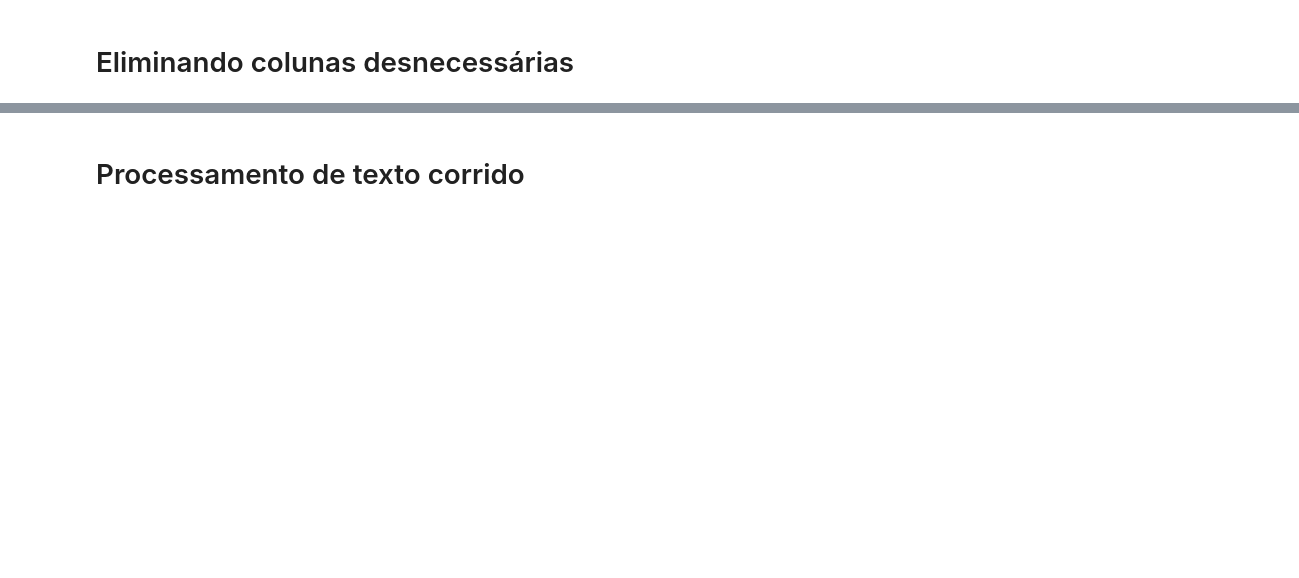
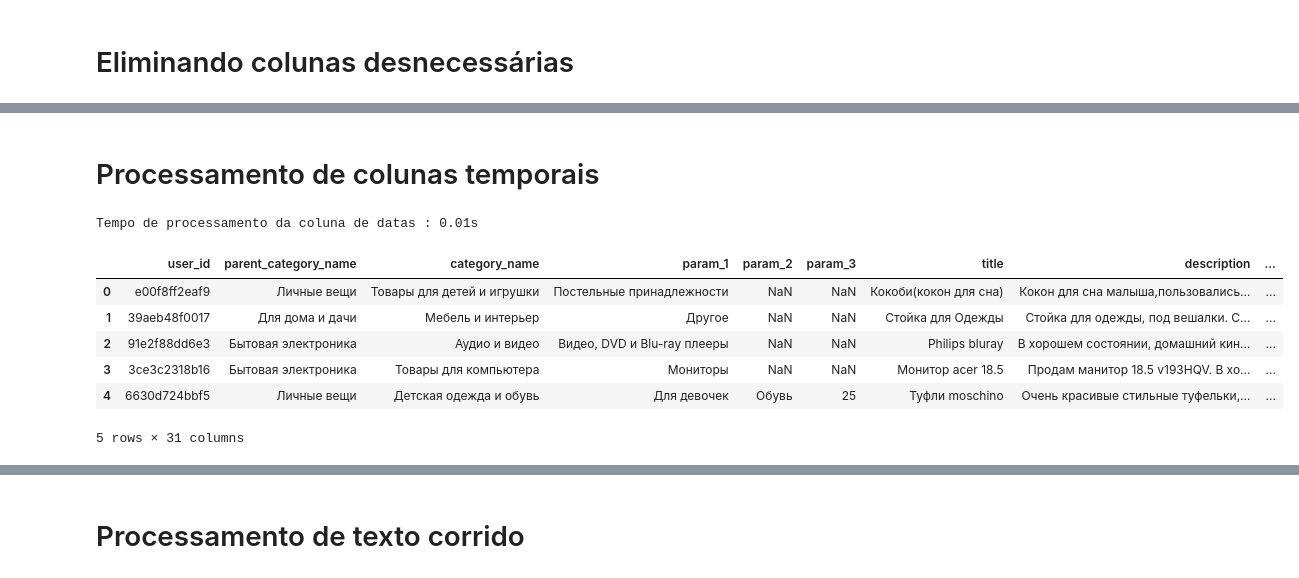
Before and after one commit to vinicius-alves/Kaggle-Avito-Challenge, a Jupyter notebook: notebook pré-processamento.ipynb, the cells around one changed output, grey strips where cells are left out. Drawn from its saved outputs; the diff is of its cells as text; code cells hidden in the pictures; blank space fills up the shorter version.

```diff
--- a/notebook pré-processamento.ipynb
+++ b/notebook pré-processamento.ipynb
@@ -84,0 +155,41 @@ df_train.head(5)
+# %% [markdown]
+# Processamento de colunas temporais
+# %%
+#Convertendo datas
+
+start = time.time()
+
+date_column_name = 'activation_date'
+df_train[date_column_name] = df_train[date_column_name].astype('datetime64[ns]')
+df_test [date_column_name] = df_test[date_column_name].astype('datetime64[ns]')
+
+# Data será transforamda em três colunas: ano - 1970, mês e dia
+df_train[date_column_name] = df_train[date_column_name].map(lambda t: [t.year -1970, t.month,t.day])
+df_train['year']  = df_train[date_column_name].map(lambda t: t[0])
+df_train['month'] = df_train[date_column_name].map(lambda t: t[1])
+df_train['day']   = df_train[date_column_name].map(lambda t: t[2])
+df_train = df_train.drop(columns=[date_column_name])
+
+df_test[date_column_name] = df_test[date_column_name].map(lambda t: [t.year -1970, t.month,t.day])
+df_test['year']  = df_test[date_column_name].map(lambda t: t[0])
+df_test['month'] = df_test[date_column_name].map(lambda t: t[1])
+df_test['day']   = df_test[date_column_name].map(lambda t: t[2])
+df_test = df_test.drop(columns=[date_column_name])
+
+numeric_columns_dates = ["year","month","day"]
+numeric_columns += numeric_columns_dates
+
+end = time.time()
+
+print('Tempo de processamento da coluna de datas : '+str("%.2f" % (end - start))+'s\n')
+
+df_train.head(5)
+# %% [output]
+Tempo de processamento da coluna de datas : 0.01s
+|  | user_id | parent_category_name | category_name | param_1 | param_2 | param_3 | title | description | ... |
+| 0 | e00f8ff2eaf9 | Личные вещи | Товары для детей и игрушки | Постельные принадлежности | NaN | NaN | Кокоби(кокон для сна) | Кокон для сна малыша,пользовались... | ... |
+| 1 | 39aeb48f0017 | Для дома и дачи | Мебель и интерьер | Другое | NaN | NaN | Стойка для Одежды | Стойка для одежды, под вешалки. С... | ... |
+| 2 | 91e2f88dd6e3 | Бытовая электроника | Аудио и видео | Видео, DVD и Blu-ray плееры | NaN | NaN | Philips bluray | В хорошем состоянии, домашний кин... | ... |
+| 3 | 3ce3c2318b16 | Бытовая электроника | Товары для компьютера | Мониторы | NaN | NaN | Монитор acer 18.5 | Продам манитор 18.5 v193HQV. В хо... | ... |
+| 4 | 6630d724bbf5 | Личные вещи | Детская одежда и обувь | Для девочек | Обувь | 25 | Туфли moschino | Очень красивые стильные туфельки,... | ... |
+5 rows × 31 columns
```
Also changed, not shown: parts of 17 cells of this notebook.
